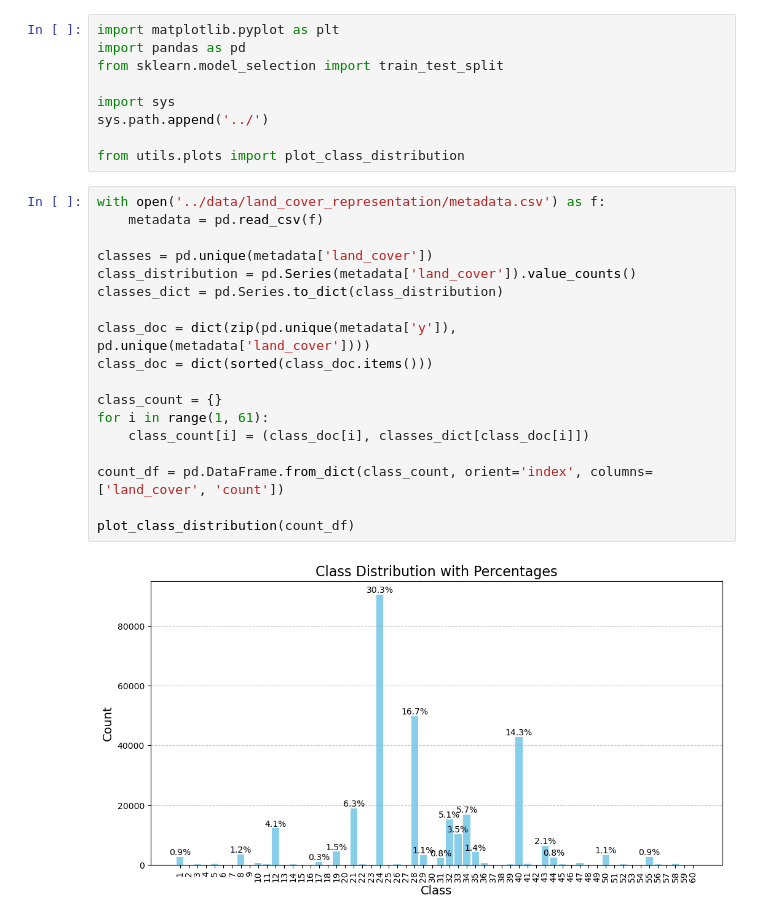
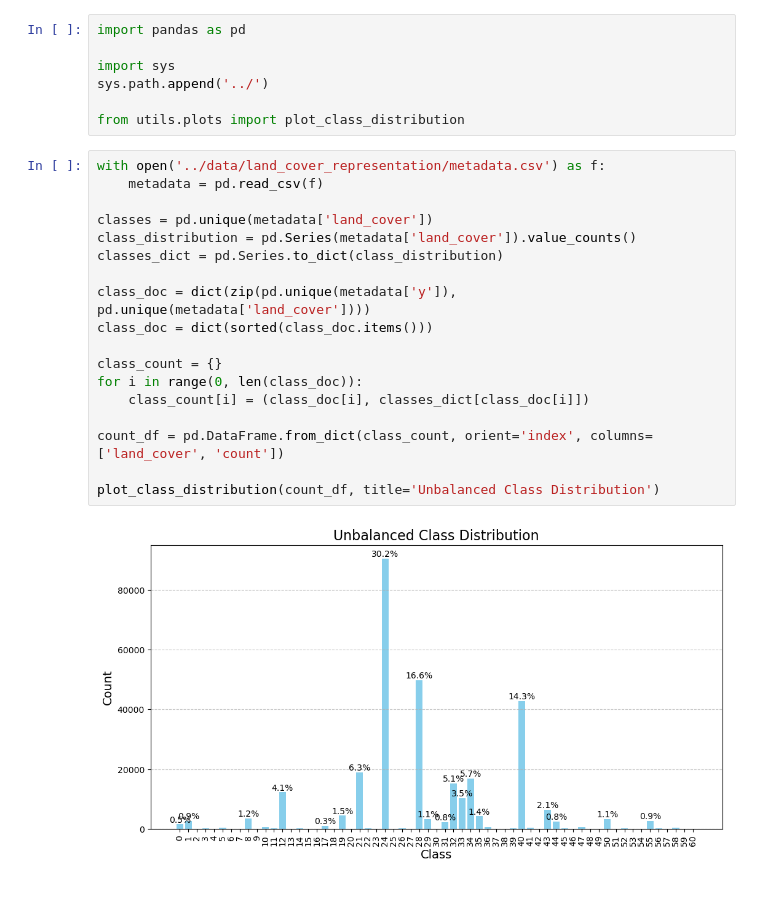
Before and after one commit to sebdaws/land_cover_class, a Jupyter notebook: scripts/balance_classes.ipynb, the cells around one changed output. Saved outputs shown, nothing was run; the diff lists cells and outputs as text.

```diff
--- a/scripts/balance_classes.ipynb
+++ b/scripts/balance_classes.ipynb
@@ -1,7 +1,5 @@
 # %%
-import matplotlib.pyplot as plt
 import pandas as pd
-from sklearn.model_selection import train_test_split
 
 import sys
 sys.path.append('../')
@@ -10,20 +8,20 @@ from utils.plots import plot_class_distribution
 # %%
 with open('../data/land_cover_representation/metadata.csv') as f:
     metadata = pd.read_csv(f)
 
 classes = pd.unique(metadata['land_cover'])
 class_distribution = pd.Series(metadata['land_cover']).value_counts()
 classes_dict = pd.Series.to_dict(class_distribution)
 
 class_doc = dict(zip(pd.unique(metadata['y']), pd.unique(metadata['land_cover'])))
 class_doc = dict(sorted(class_doc.items()))
 
 class_count = {}
-for i in range(1, 61):
+for i in range(0, len(class_doc)):
     class_count[i] = (class_doc[i], classes_dict[class_doc[i]])
 
 count_df = pd.DataFrame.from_dict(class_count, orient='index', columns=['land_cover', 'count'])
 
-plot_class_distribution(count_df)
+plot_class_distribution(count_df, title='Unbalanced Class Distribution')
 # %% [output]
-[figure, old version]
+[figure, new version]
```
Also changed, not shown: parts of 4 cells of this notebook, 1 other file.
